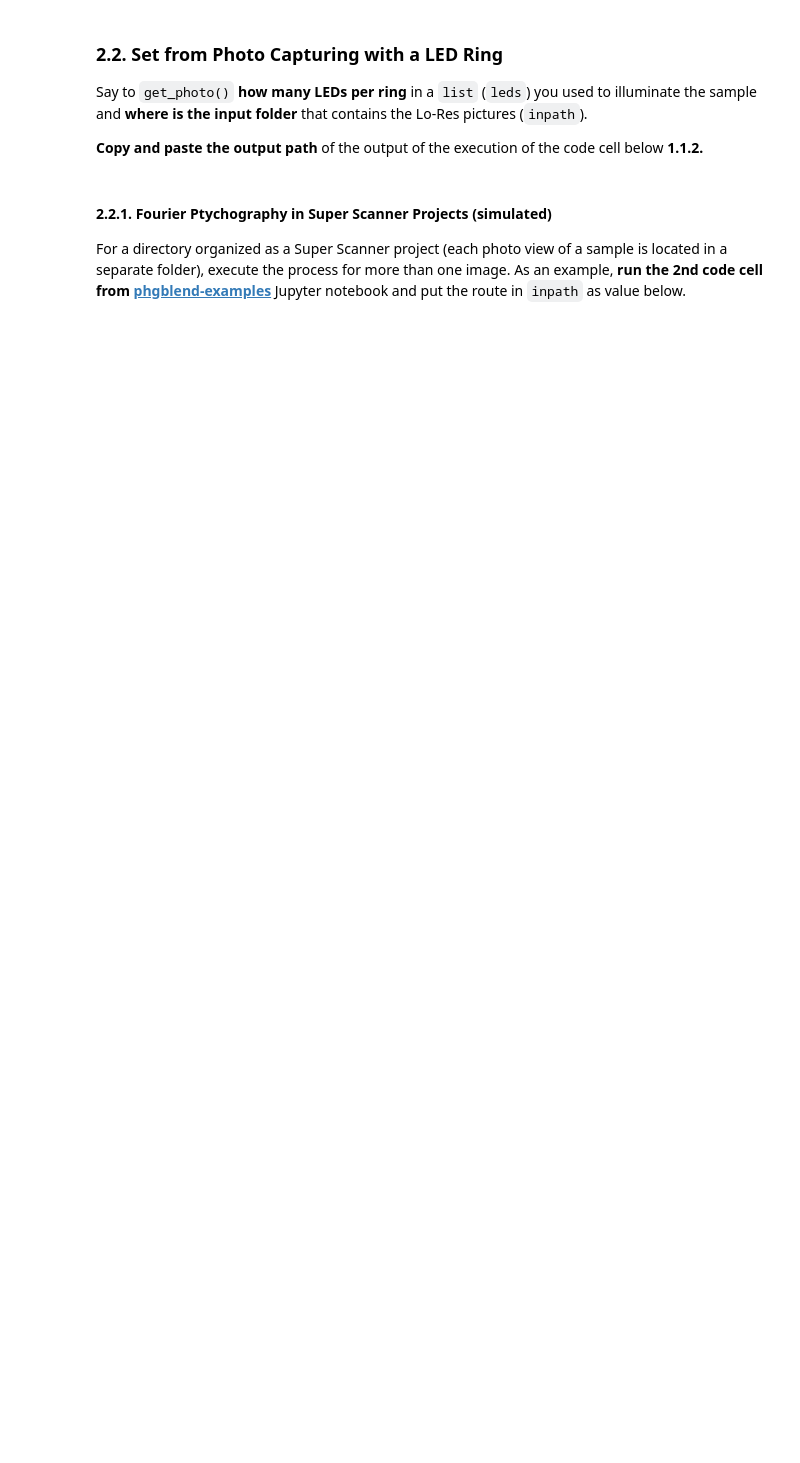
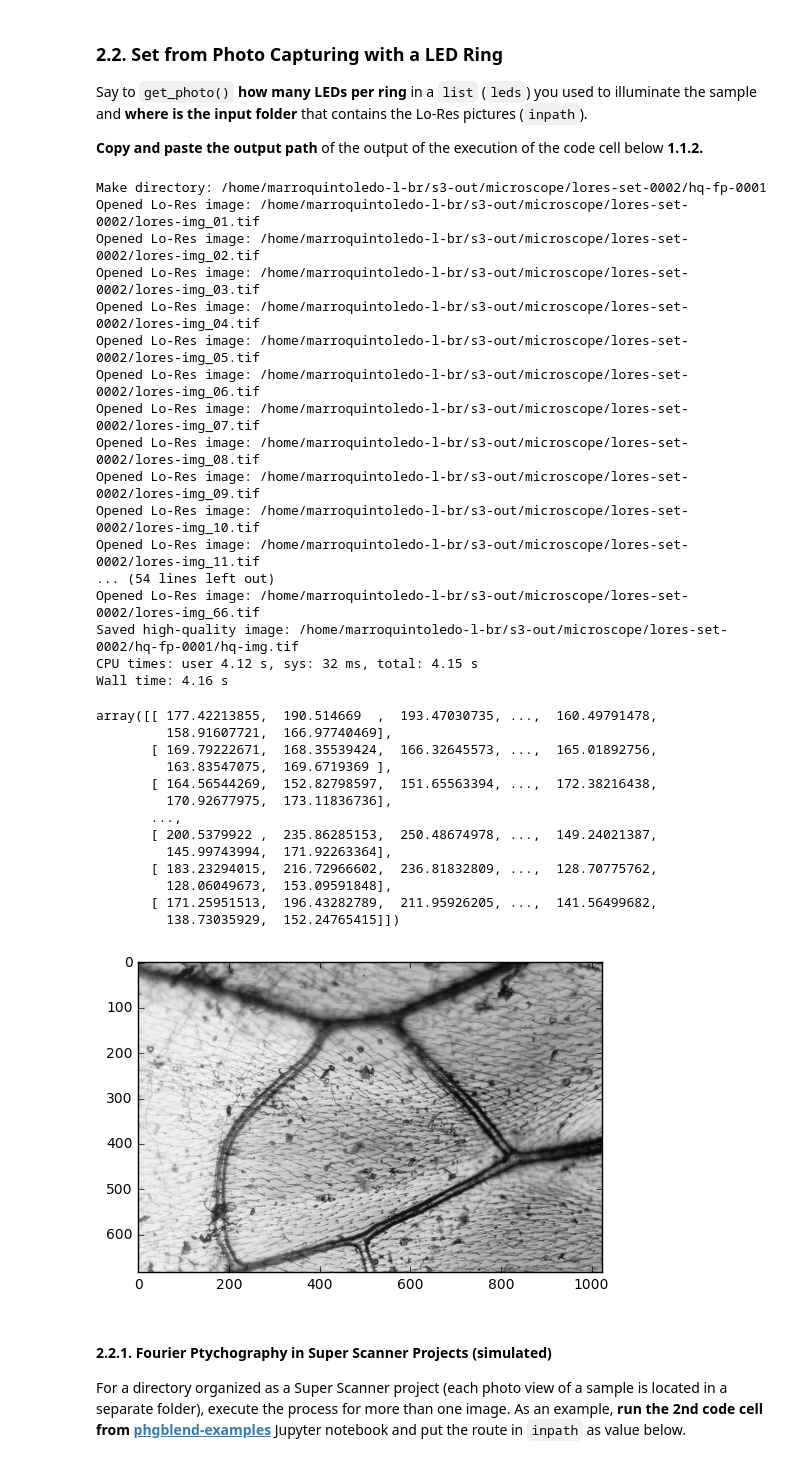
Before and after one commit to josemarroquintoledo/superscanner-software-s3, a Jupyter notebook: examples/fp-examples.ipynb, the cells around one changed output. Saved outputs shown, nothing was run; the diff lists cells and outputs as text; code cells hidden in the pictures; blank space fills up the shorter version.

```diff
--- a/examples/fp-examples.ipynb
+++ b/examples/fp-examples.ipynb
@@ -61,8 +163,40 @@ Say to `get_photo()` **how many LEDs per ring** in a `list` (`leds`) you used to
 # %%
 %%time
 phr.get_photo(leds=[12, 18, 36], d=5,
-              inpath='',
+              inpath='/home/marroquintoledo-l-br/s3-out/microscope/lores-set-0002/',
               show=True)
+# %% [output]
+Make directory: /home/marroquintoledo-l-br/s3-out/microscope/lores-set-0002/hq-fp-0001
+Opened Lo-Res image: /home/marroquintoledo-l-br/s3-out/microscope/lores-set-0002/lores-img_01.tif
+Opened Lo-Res image: /home/marroquintoledo-l-br/s3-out/microscope/lores-set-0002/lores-img_02.tif
+Opened Lo-Res image: /home/marroquintoledo-l-br/s3-out/microscope/lores-set-0002/lores-img_03.tif
+Opened Lo-Res image: /home/marroquintoledo-l-br/s3-out/microscope/lores-set-0002/lores-img_04.tif
+Opened Lo-Res image: /home/marroquintoledo-l-br/s3-out/microscope/lores-set-0002/lores-img_05.tif
+Opened Lo-Res image: /home/marroquintoledo-l-br/s3-out/microscope/lores-set-0002/lores-img_06.tif
+Opened Lo-Res image: /home/marroquintoledo-l-br/s3-out/microscope/lores-set-0002/lores-img_07.tif
+Opened Lo-Res image: /home/marroquintoledo-l-br/s3-out/microscope/lores-set-0002/lores-img_08.tif
+Opened Lo-Res image: /home/marroquintoledo-l-br/s3-out/microscope/lores-set-0002/lores-img_09.tif
+Opened Lo-Res image: /home/marroquintoledo-l-br/s3-out/microscope/lores-set-0002/lores-img_10.tif
+Opened Lo-Res image: /home/marroquintoledo-l-br/s3-out/microscope/lores-set-0002/lores-img_11.tif
+... (54 lines left out)
+Opened Lo-Res image: /home/marroquintoledo-l-br/s3-out/microscope/lores-set-0002/lores-img_66.tif
+Saved high-quality image: /home/marroquintoledo-l-br/s3-out/microscope/lores-set-0002/hq-fp-0001/hq-img.tif
+CPU times: user 4.12 s, sys: 32 ms, total: 4.15 s
+Wall time: 4.16 s
+array([[ 177.42213855,  190.514669  ,  193.47030735, ...,  160.49791478,
+         158.91607721,  166.97740469],
+       [ 169.79222671,  168.35539424,  166.32645573, ...,  165.01892756,
+         163.83547075,  169.6719369 ],
+       [ 164.56544269,  152.82798597,  151.65563394, ...,  172.38216438,
+         170.92677975,  173.11836736],
+       ...,
+       [ 200.5379922 ,  235.86285153,  250.48674978, ...,  149.24021387,
+         145.99743994,  171.92263364],
+       [ 183.23294015,  216.72966602,  236.81832809, ...,  128.70775762,
+         128.06049673,  153.09591848],
+       [ 171.25951513,  196.43282789,  211.95926205, ...,  141.56499682,
+         138.73035929,  152.24765415]])
+[figure, added]
 # %% [markdown]
 #### 2.2.1. Fourier Ptychography in Super Scanner Projects (simulated)
 
```
Also changed, not shown: parts of 4 cells of this notebook.
